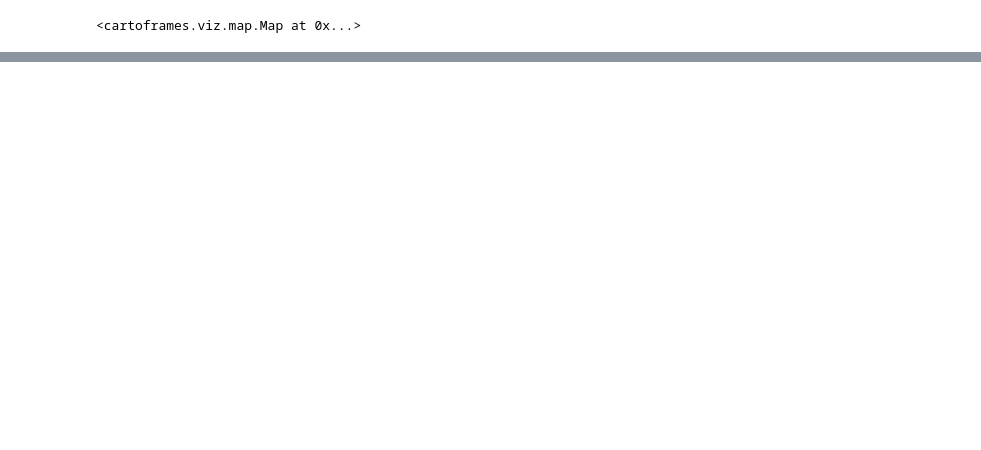
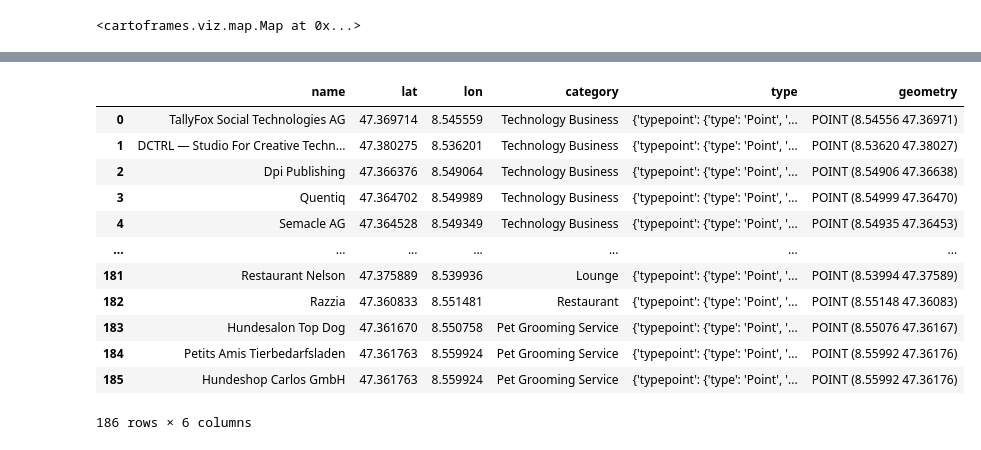
Before and after one commit to casoncalvet/Project_3, a Jupyter notebook: code/my-code.ipynb, the cells around one changed output, grey strips where cells are left out. Drawn from its saved outputs; the diff is of its cells as text; code cells hidden in the pictures; blank space fills up the shorter version.

```diff
--- a/code/my-code.ipynb
+++ b/code/my-code.ipynb
@@ -402,0 +457,16 @@ def format_coors(og_tuple):
+# %%
+ZurichConditions
+# %% [output]
+|  | name | lat | lon | category | type | geometry |
+| 0 | TallyFox Social Technologies AG | 47.369714 | 8.545559 | Technology Business | {'typepoint': {'type': 'Point', '... | POINT (8.54556 47.36971) |
+| 1 | DCTRL — Studio For Creative Techn... | 47.380275 | 8.536201 | Technology Business | {'typepoint': {'type': 'Point', '... | POINT (8.53620 47.38027) |
+| 2 | Dpi Publishing | 47.366376 | 8.549064 | Technology Business | {'typepoint': {'type': 'Point', '... | POINT (8.54906 47.36638) |
+| 3 | Quentiq | 47.364702 | 8.549989 | Technology Business | {'typepoint': {'type': 'Point', '... | POINT (8.54999 47.36470) |
+| 4 | Semacle AG | 47.364528 | 8.549349 | Technology Business | {'typepoint': {'type': 'Point', '... | POINT (8.54935 47.36453) |
+| ... | ... | ... | ... | ... | ... | ... |
+| 181 | Restaurant Nelson | 47.375889 | 8.539936 | Lounge | {'typepoint': {'type': 'Point', '... | POINT (8.53994 47.37589) |
+| 182 | Razzia | 47.360833 | 8.551481 | Restaurant | {'typepoint': {'type': 'Point', '... | POINT (8.55148 47.36083) |
+| 183 | Hundesalon Top Dog | 47.361670 | 8.550758 | Pet Grooming Service | {'typepoint': {'type': 'Point', '... | POINT (8.55076 47.36167) |
+| 184 | Petits Amis Tierbedarfsladen | 47.361763 | 8.559924 | Pet Grooming Service | {'typepoint': {'type': 'Point', '... | POINT (8.55992 47.36176) |
+| 185 | Hundeshop Carlos GmbH | 47.361763 | 8.559924 | Pet Grooming Service | {'typepoint': {'type': 'Point', '... | POINT (8.55992 47.36176) |
+186 rows × 6 columns
```
Also changed, not shown: parts of 35 cells of this notebook, 5 other files.
